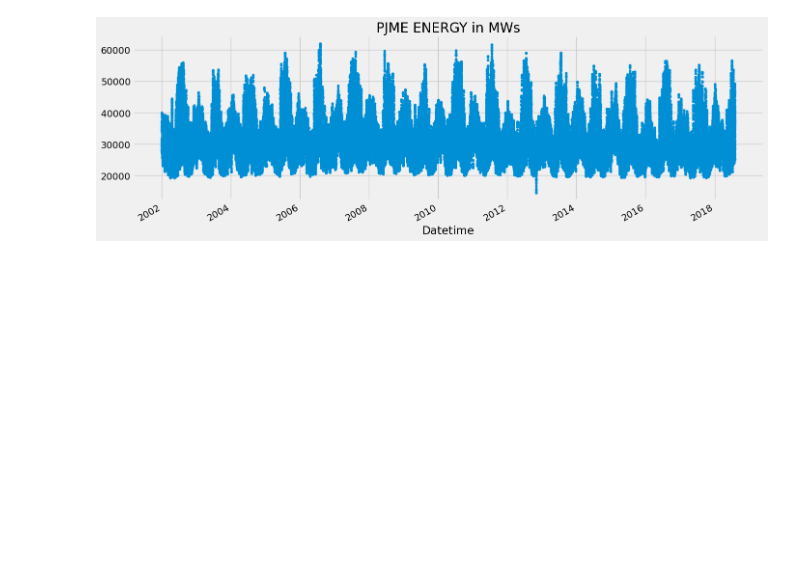
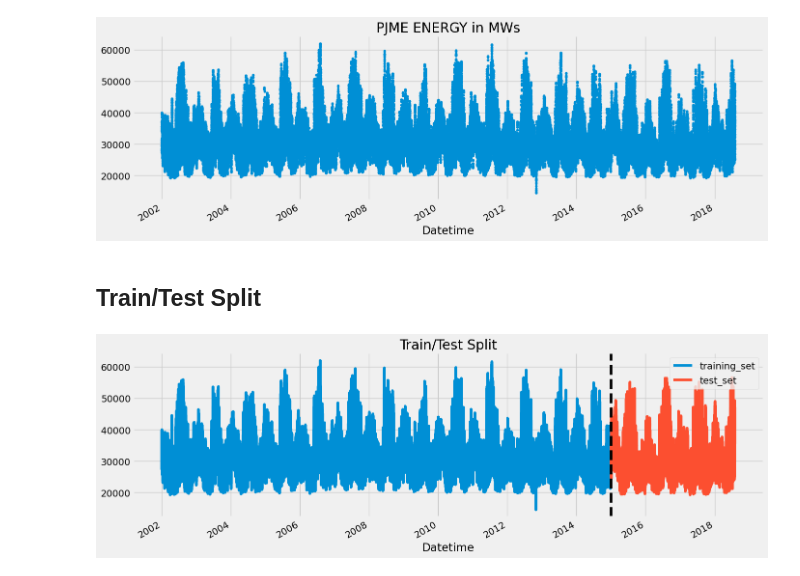
Before and after one commit to adnansherwani/Forecasting-DataModel, a Jupyter notebook: Forecasting-hourly-consumption.ipynb, the cells around one changed output. Drawn from its saved outputs; the diff is of its cells as text; code cells hidden in the pictures; blank space fills up the shorter version.

```diff
--- a/Forecasting-hourly-consumption.ipynb
+++ b/Forecasting-hourly-consumption.ipynb
@@ -29,3 +32,18 @@ df.plot(style='.', figsize=(15,5), color=color_pal[0], title='PJME ENERGY in MWs
 plt.show()
 # %% [output]
 [figure]
+# %% [markdown]
+## Train/Test Split
+# %%
+train = df.loc[df.index < '01-01-2015']
+test = df.loc[df.index > '01-01-2015']
+# %%
+fig, ax = plt.subplots(figsize=(15,5))
+train.plot(ax=ax, title = 'Train/Test Split', label='train_MWs')
+test.plot(ax=ax, label='Test_MWs')
+ax.axvline('01-01-2015', color = 'black', ls='--')
+ax.legend(['training_set', 'test_set'])
+
+plt.show()
+# %% [output]
+[figure, added]
```
Also changed, not shown: parts of 17 cells of this notebook.
